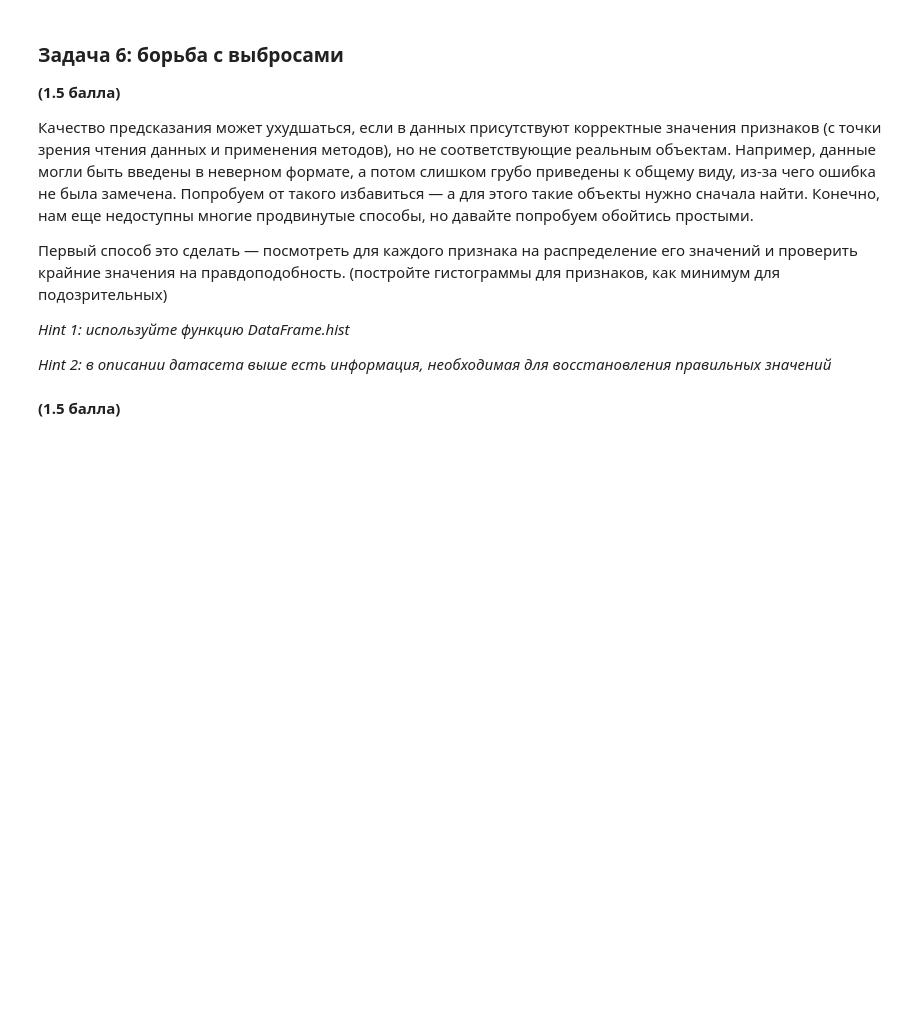
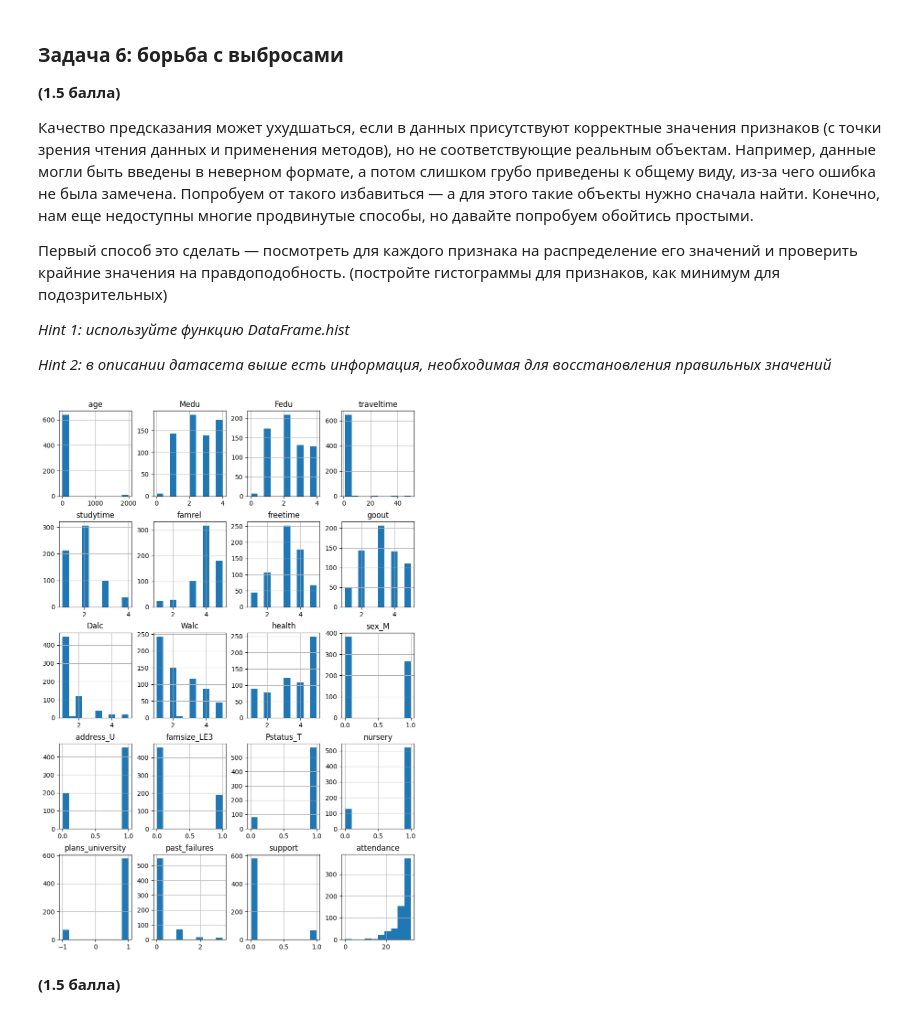
Before and after one commit to babybulat/ml-in-aesc-trial, a Jupyter notebook: task2_linreg_practice.ipynb, the cells around one changed output. Saved outputs shown, nothing was run; the diff lists cells and outputs as text; code cells hidden in the pictures; blank space fills up the shorter version.

```diff
--- a/task2_linreg_practice.ipynb
+++ b/task2_linreg_practice.ipynb
@@ -196,3 +203,36 @@ __(1.5 балла)__
+# %%
+import pandas as pd
+df = pd.read_csv('datanotnorm.csv')
+df.hist(figsize=(10,15))
+
+
+df.loc[df['age'] > 1000, 'age'] = 2006 - df.loc[df['age'] > 1000, 'age']
+
+def recode_traveltime(value):
+    if value < 15:
+        return 1
+    elif 15 <= value < 30:
+        return 2
+    elif 30 <= value <= 60:
+        return 3
+    elif value > 60:
+        return 4
+    else:
+        return value
+
+df['traveltime'] = df['traveltime'].apply(recode_traveltime)
+
+numeric_columns = ['age', 'Medu', 'Fedu', 'traveltime', 'studytime', 'famrel', 'freetime',
+                  'goout', 'Dalc', 'Walc', 'health', 'past_failures', 'support', 'attendance']
+scaler = MinMaxScaler()
+df_normalized = df.copy()
+df_normalized[numeric_columns] = scaler.fit_transform(df[numeric_columns])
+
+df_normalized.to_csv('datanorm_cleaned.csv', index=False)
+
+df.to_csv('datanotnorm_cleaned.csv', index=False)
+# %% [output]
+[figure, added]
 # %% [markdown]
 __(1.5 балла)__
 # %% [markdown]
```
Also changed, not shown: parts of 8 cells of this notebook.
